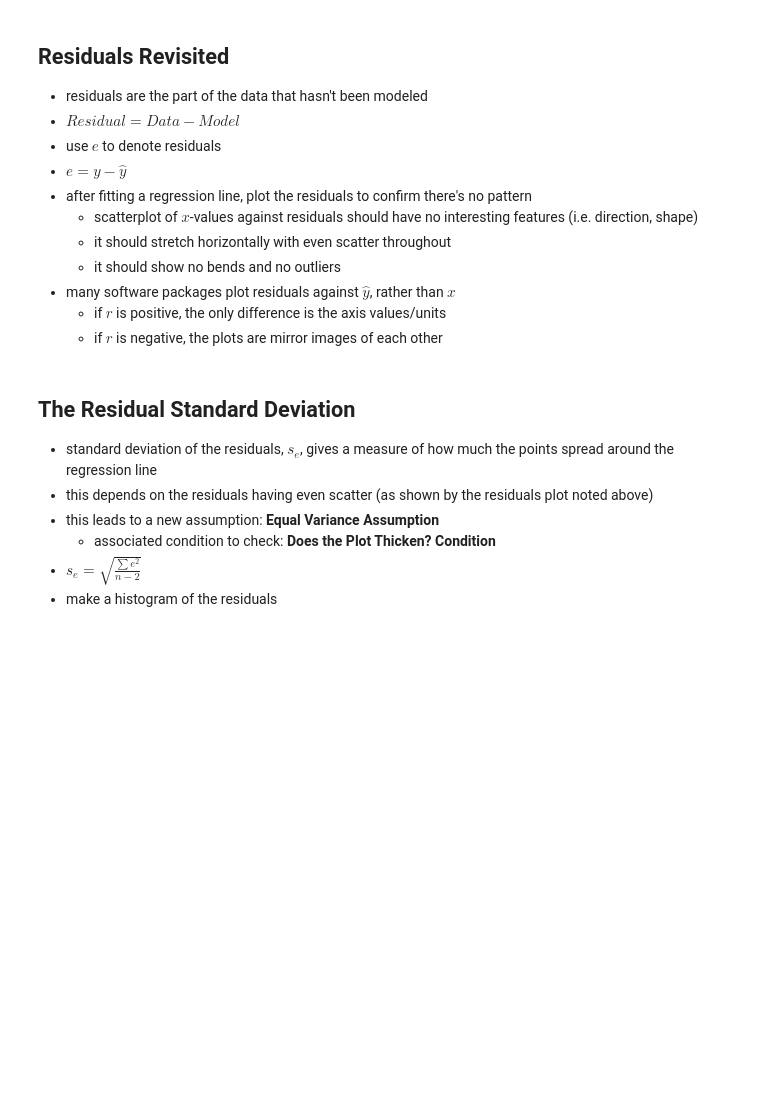
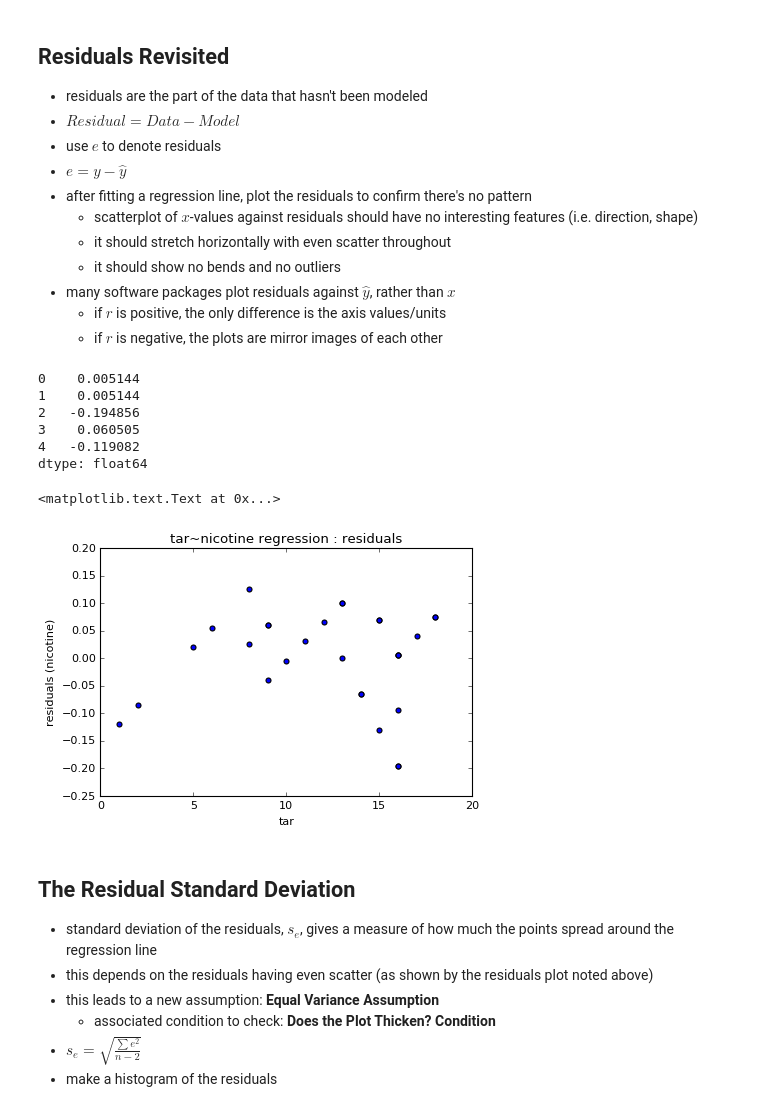
Before and after one commit to rickhaffey/stats-dvb, a Jupyter notebook: Chapter 8 - Linear Regression.ipynb, the cells around one changed output. Drawn from its saved outputs; the diff is of its cells as text; code cells hidden in the pictures; blank space fills up the shorter version.

```diff
--- a/Chapter 8 - Linear Regression.ipynb
+++ b/Chapter 8 - Linear Regression.ipynb
@@ -93,6 +139,24 @@
 * many software packages plot residuals against $\hat{y}$, rather than $x$
     * if $r$ is positive, the only difference is the axis values/units
     * if $r$ is negative, the plots are mirror images of each other
+# %%
+residuals = cigarettes.nicotine - yhat
+residuals.head()
+# %% [output]
+0    0.005144
+1    0.005144
+2   -0.194856
+3    0.060505
+4   -0.119082
+dtype: float64
+# %%
+plt.scatter(cigarettes.tar, residuals)
+plt.ylabel("residuals (nicotine)")
+plt.xlabel("tar")
+plt.title("tar~nicotine regression : residuals");
+# %% [output]
+<matplotlib.text.Text at 0x...>
+[figure, added]
 # %% [markdown]
 ## The Residual Standard Deviation
 
```
Also changed, not shown: parts of 17 cells of this notebook, 1 other file.
